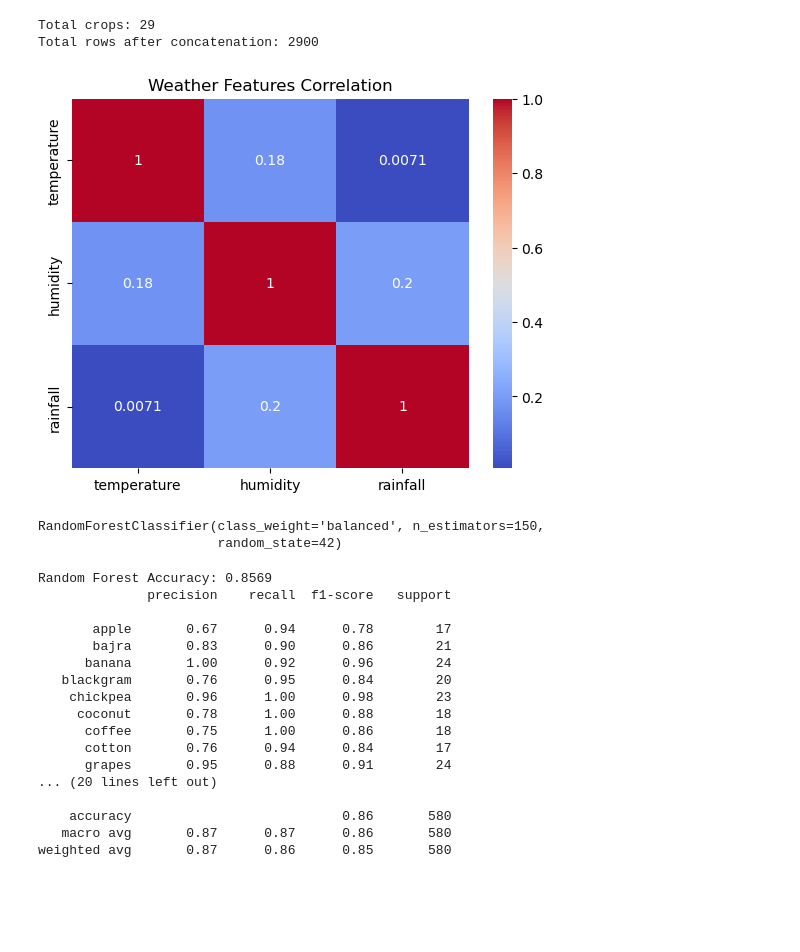
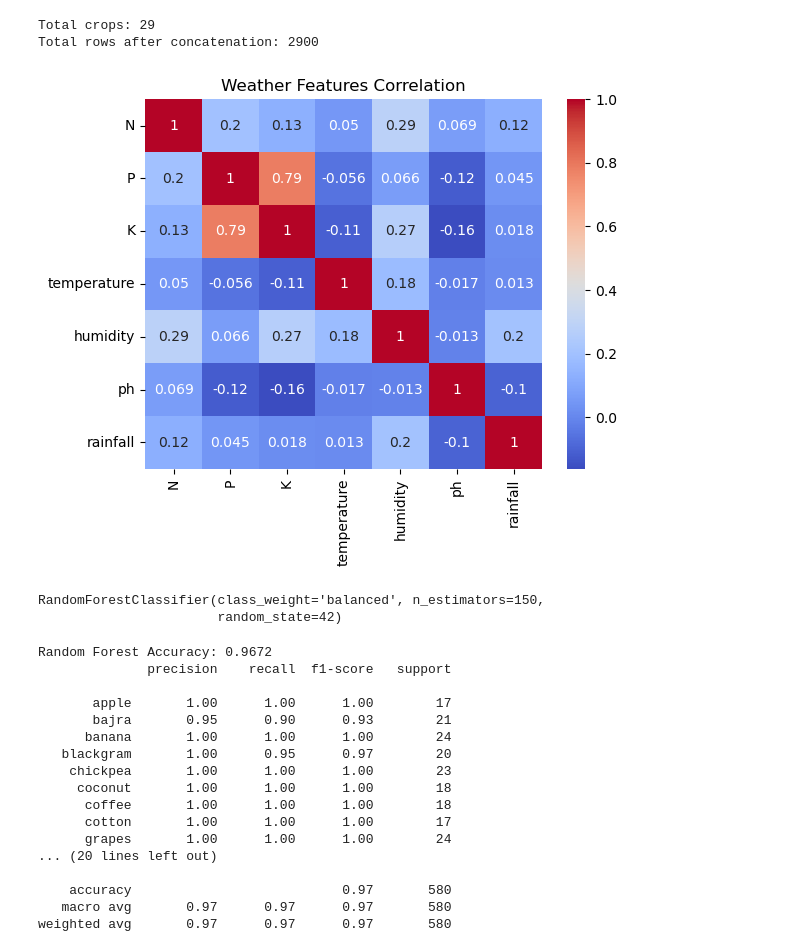
Before and after one commit to JIGYASA01-GLITCH/crop-predictor, a Jupyter notebook: Untitled1.ipynb, the cells around one changed output. Saved outputs shown, nothing was run; the diff lists cells and outputs as text; code cells hidden in the pictures; blank space fills up the shorter version.

```diff
--- a/Untitled1.ipynb
+++ b/Untitled1.ipynb
@@ -48,30 +47,27 @@ print(f"Total rows after concatenation: {len(df)}")
 Total crops: 29
 Total rows after concatenation: 2900
 # %%
-# 3. 🔥 बदलाव: सिर्फ Weather Features (3 कॉलम्स) को सेलेक्ट करना
-weather_features = ['temperature', 'humidity', 'rainfall']
-X = df[weather_features]
+features = ['N', 'P', 'K', 'temperature', 'humidity', 'ph', 'rainfall']
+X = df[features]
 y = df['label']
 
-# हीटमैप सिर्फ वेदर फीचर्स का कोरिलेशन दिखाएगा
 sns.heatmap(X.corr(), annot=True, cmap='coolwarm')
 plt.title("Weather Features Correlation")
 plt.show()
 
-# Label Encoding
 le = LabelEncoder()
-y = le.fit_transform(y)  # फसल के नाम -> नंबर्स में
+y = le.fit_transform(y)
 
-# Scaling (अब स्केलर सिर्फ इन 3 कॉलम्स को समझता है)
+
 scaler = StandardScaler()
 X_scaled = scaler.fit_transform(X)
 
 # Train Test Split
 X_train, X_test, y_train, y_test = train_test_split(
     X_scaled, y, test_size=0.2, random_state=42
 )
 # %% [output]
-[figure, old version]
+[figure, new version]
 # %%
 # 4. Model Training (Balanced Class Weight के साथ ताकि नए क्रॉप्स को पूरा वेट मिले)
 rf = RandomForestClassifier(n_estimators=150, class_weight='balanced', random_state=42)
@@ -85,23 +81,23 @@ pred = rf.predict(X_test)
 print(f"\nRandom Forest Accuracy: {accuracy_score(y_test, pred):.4f}")
 print(classification_report(y_test, pred, target_names=le.classes_))
 # %% [output]
-Random Forest Accuracy: 0.8569
+Random Forest Accuracy: 0.9672
               precision    recall  f1-score   support
 
-       apple       0.67      0.94      0.78        17
-       bajra       0.83      0.90      0.86        21
-      banana       1.00      0.92      0.96        24
-   blackgram       0.76      0.95      0.84        20
-    chickpea       0.96      1.00      0.98        23
-     coconut       0.78      1.00      0.88        18
-      coffee       0.75      1.00      0.86        18
-      cotton       0.76      0.94      0.84        17
-      grapes       0.95      0.88      0.91        24
+       apple       1.00      1.00      1.00        17
+       bajra       0.95      0.90      0.93        21
+      banana       1.00      1.00      1.00        24
+   blackgram       1.00      0.95      0.97        20
+    chickpea       1.00      1.00      1.00        23
+     coconut       1.00      1.00      1.00        18
+      coffee       1.00      1.00      1.00        18
+      cotton       1.00      1.00      1.00        17
+      grapes       1.00      1.00      1.00        24
 ... (20 lines left out)
 
-    accuracy                           0.86       580
-   macro avg       0.87      0.87      0.86       580
-weighted avg       0.87      0.86      0.85       580
+    accuracy                           0.97       580
+   macro avg       0.97      0.97      0.97       580
+weighted avg       0.97      0.97      0.97       580
 # %%
 # Confusion Matrix Graphical Plot
 cm = confusion_matrix(y_test, pred)
```
Also changed, not shown: parts of 8 cells of this notebook, 3 other files.
